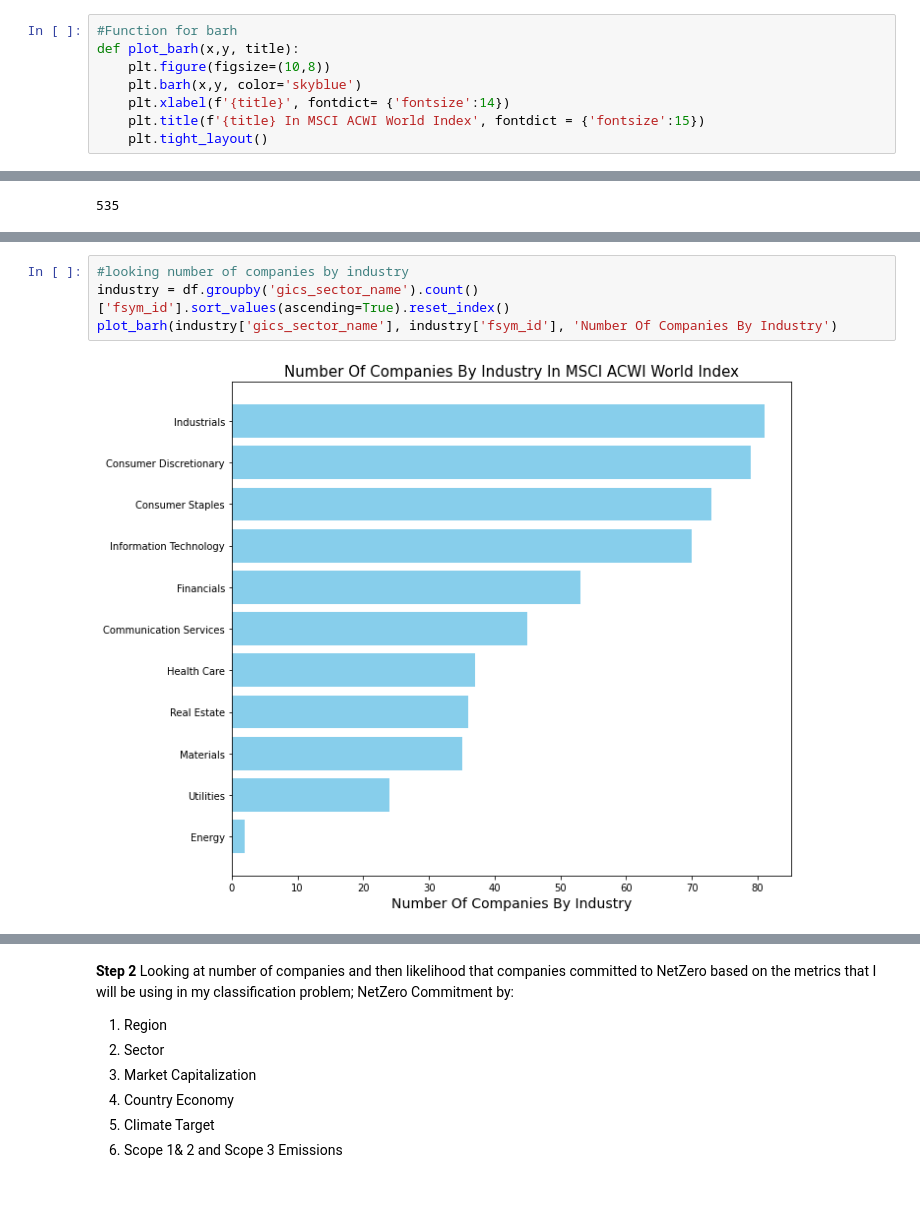
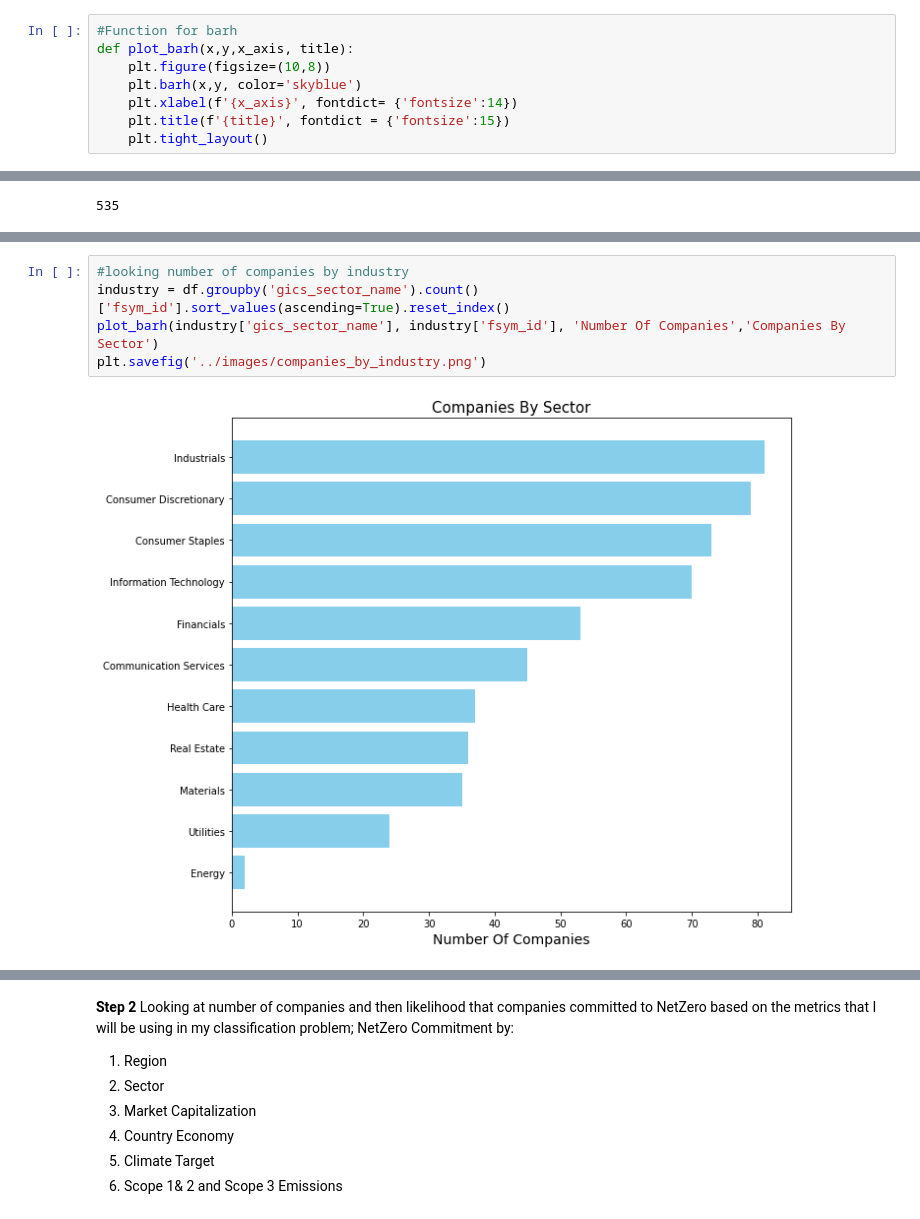
Before and after one commit to filofossati/NetZeroEmissionCommitment, a Jupyter notebook: code/04_EDA for Classification.ipynb, the cells around one changed output, grey strips where cells are left out. Cells and saved outputs as stored; diff of their text form.

```diff
--- a/code/04_EDA for Classification.ipynb
+++ b/code/04_EDA for Classification.ipynb
@@ -23,11 +23,11 @@ def plot_hist(series, title, bins):
     plt.tight_layout()
 # %%
 #Function for barh
-def plot_barh(x,y, title):
+def plot_barh(x,y,x_axis, title):
     plt.figure(figsize=(10,8))
     plt.barh(x,y, color='skyblue')
-    plt.xlabel(f'{title}', fontdict= {'fontsize':14})
-    plt.title(f'{title} In MSCI ACWI World Index', fontdict = {'fontsize':15})
+    plt.xlabel(f'{x_axis}', fontdict= {'fontsize':14})
+    plt.title(f'{title}', fontdict = {'fontsize':15})
     plt.tight_layout()
 # %%
 #ScatterPlot Function
@@ -96,8 +97,9 @@ plot_barh(region['region'], region['fsym_id'], 'Number Of Companies')
 # %%
 #looking number of companies by industry
 industry = df.groupby('gics_sector_name').count()['fsym_id'].sort_values(ascending=True).reset_index()
-plot_barh(industry['gics_sector_name'], industry['fsym_id'], 'Number Of Companies By Industry')
+plot_barh(industry['gics_sector_name'], industry['fsym_id'], 'Number Of Companies','Companies By Sector')
+plt.savefig('../images/companies_by_industry.png')
 # %% [output]
-[figure, old version]
+[figure, new version]
 # %%
 country_economy = df.groupby('country_economy').count()['fsym_id'].sort_values(ascending=True).reset_index()
```
Also changed, not shown: parts of 14 cells of this notebook, 23 other files.
